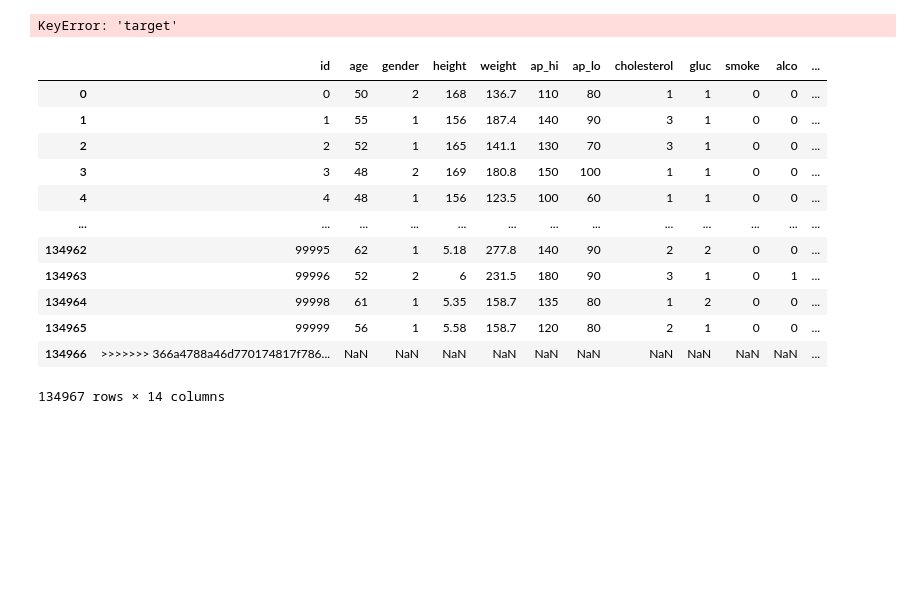
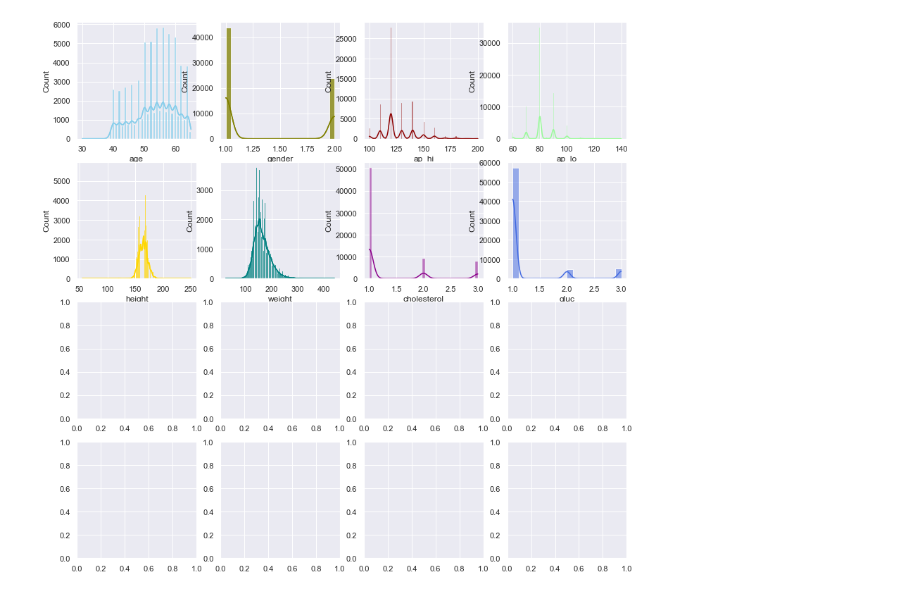
Before and after one commit to zborglin/CardioCoders, a Jupyter notebook: cardio_distributions.ipynb, the cells around one changed output. Drawn from its saved outputs; the diff is of its cells as text; code cells hidden in the pictures; blank space fills up the shorter version.

```diff
--- a/cardio_distributions.ipynb
+++ b/cardio_distributions.ipynb
@@ -26,40 +26,29 @@ df_1
 # %%
 # libraries & dataset
 import seaborn as sns
 import matplotlib.pyplot as plt
 # set a grey background (use sns.set_theme() if seaborn version 0.11.0 or above)
 sns.set(style="darkgrid")
-#df = sns.load_dataset("iris")
+#df_sns = sns.load_dataset(df_clean)
 
-fig, axs = plt.subplots(2, 2, figsize=(7, 7))
+fig, axs = plt.subplots(4, 4, figsize=(14, 14))
 
-sns.histplot(data=df_1, x="sepal_length", kde=True, color="skyblue", ax=axs[0, 0])
-sns.histplot(data=df_1, x="sepal_width", kde=True, color="olive", ax=axs[0, 1])
-sns.histplot(data=df, x="petal_length", kde=True, color="gold", ax=axs[1, 0])
-sns.histplot(data=df, x="petal_width", kde=True, color="teal", ax=axs[1, 1])
+sns.histplot(data=df_clean, x="age", kde=True, color="skyblue", ax=axs[0, 0])
+sns.histplot(data=df_clean, x="gender", kde=True, color="olive", ax=axs[0, 1])
+sns.histplot(data=df_clean, x="height", kde=True, color="gold", ax=axs[1, 0])
+sns.histplot(data=df_clean, x="weight", kde=True, color="teal", ax=axs[1, 1])
 
+sns.histplot(data=df_clean, x="ap_hi", kde=True, color="darkred", ax=axs[0, 2])
+sns.histplot(data=df_clean, x="ap_lo", kde=True, color="palegreen", ax=axs[0, 3])
+sns.histplot(data=df_clean, x="cholesterol", kde=True, color="darkmagenta", ax=axs[1, 2])
+sns.histplot(data=df_clean, x="gluc", kde=True, color="royalblue", ax=axs[1, 3])
+
+sns.histplot(data=df_clean, x="age", kde=True, color="skyblue", ax=axs[0, 0])
+sns.histplot(data=df_clean, x="gender", kde=True, color="olive", ax=axs[0, 1])
+sns.histplot(data=df_clean, x="height", kde=True, color="gold", ax=axs[1, 0])
+sns.histplot(data=df_clean, x="weight", kde=True, color="teal", ax=axs[1, 1])
+
+sns.histplot(data=df_clean, x="weight", kde=True, color="teal", ax=axs[1, 1])
 plt.show()
 # %% [output]
-KeyError: 'target'
+[figure, added]
-# %%
-# Read in the CSV file
-file = "cardio_training_clean.csv"
-#file = "cardio_training.csv"
-df_2 = pd.read_csv(file, skiprows=[0])
-#df = pd.read_csv(file)
-#pd.df_2.drop([]
-df_2
-# %% [output]
-|  | id | age | gender | height | weight | ap_hi | ap_lo | cholesterol | gluc | smoke | alco | ... |
-| 0 | 0 | 50 | 2 | 168 | 136.7 | 110 | 80 | 1 | 1 | 0 | 0 | ... |
-| 1 | 1 | 55 | 1 | 156 | 187.4 | 140 | 90 | 3 | 1 | 0 | 0 | ... |
-| 2 | 2 | 52 | 1 | 165 | 141.1 | 130 | 70 | 3 | 1 | 0 | 0 | ... |
-| 3 | 3 | 48 | 2 | 169 | 180.8 | 150 | 100 | 1 | 1 | 0 | 0 | ... |
-| 4 | 4 | 48 | 1 | 156 | 123.5 | 100 | 60 | 1 | 1 | 0 | 0 | ... |
-| ... | ... | ... | ... | ... | ... | ... | ... | ... | ... | ... | ... | ... |
-| 134962 | 99995 | 62 | 1 | 5.18 | 277.8 | 140 | 90 | 2 | 2 | 0 | 0 | ... |
-| 134963 | 99996 | 52 | 2 | 6 | 231.5 | 180 | 90 | 3 | 1 | 0 | 1 | ... |
-| 134964 | 99998 | 61 | 1 | 5.35 | 158.7 | 135 | 80 | 1 | 2 | 0 | 0 | ... |
-| 134965 | 99999 | 56 | 1 | 5.58 | 158.7 | 120 | 80 | 2 | 1 | 0 | 0 | ... |
-| 134966 | >>>>>>> 366a4788a46d770174817f786... | NaN | NaN | NaN | NaN | NaN | NaN | NaN | NaN | NaN | NaN | ... |
-134967 rows × 14 columns
```
Also changed, not shown: parts of 1 cell of this notebook.
